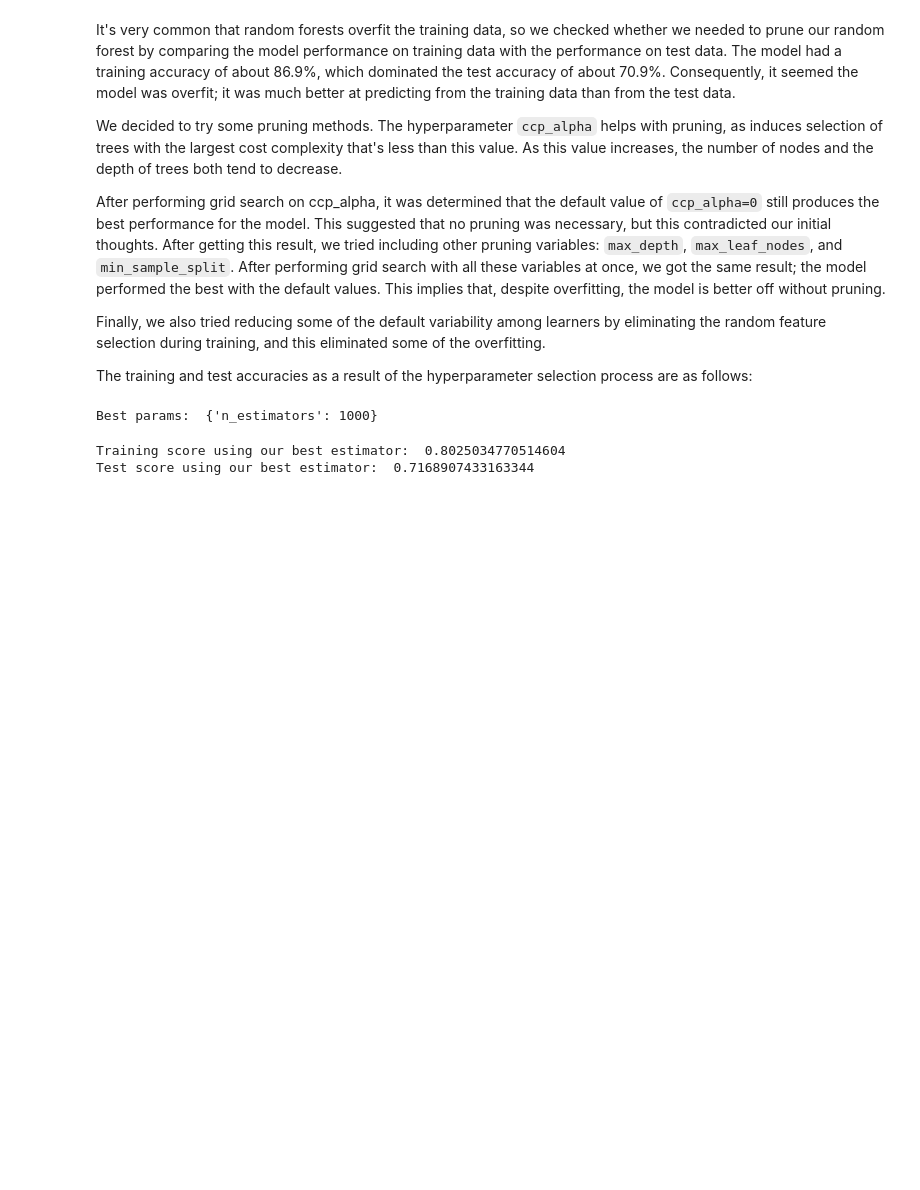
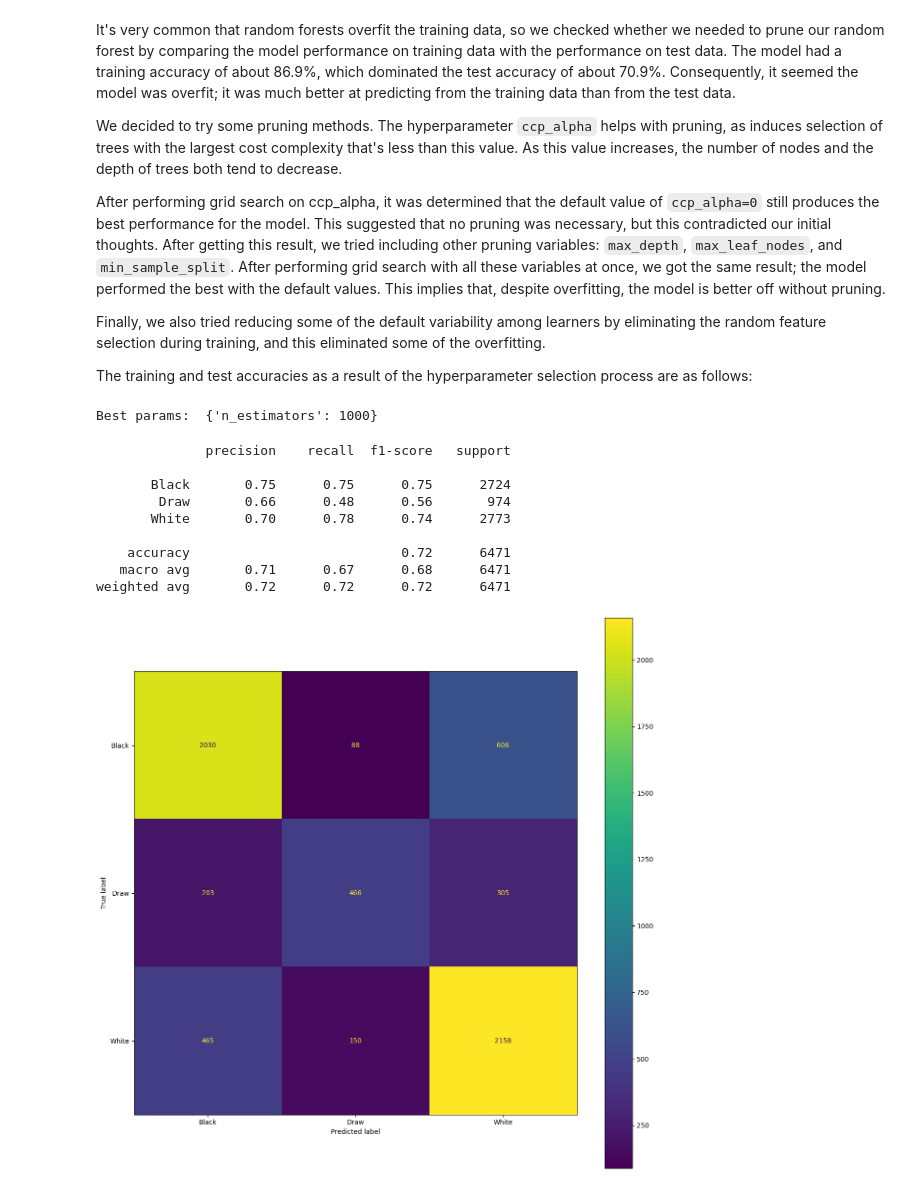
Before and after one commit to COGS118A/Group017-Wi23, a Jupyter notebook: RandomForest.ipynb, the cells around one changed output. Cells and saved outputs as stored; diff of their text form; code cells hidden in the pictures; blank space fills up the shorter version.

```diff
--- a/RandomForest.ipynb
+++ b/RandomForest.ipynb
@@ -199,9 +201,26 @@ Best params:  {'n_estimators': 1000}
 # %%
 rf = RandomForestClassifier(n_estimators=1000, n_jobs=-1)
 rf.fit(X_train, y_train)
 
-print('Training score using our best estimator: ', rf.score(X_train, y_train))
-print('Test score using our best estimator: ', rf.score(X_test, y_test))
+y_pred = rf.predict(X_test)
+
+# print('Training score using our best estimator: ', rf.score(X_train, y_train))
+# print('Test score using our best estimator: ', rf.score(X_test, y_test))
+
+print(classification_report(y_test, y_pred))
+cm = confusion_matrix(y_test, y_pred)
+disp = ConfusionMatrixDisplay(confusion_matrix=cm, display_labels=rf.classes_)
+fig, ax = plt.subplots(figsize=(15,15))
+disp.plot(ax=ax)
+plt.show()
 # %% [output]
-Training score using our best estimator:  0.8025034770514604
-Test score using our best estimator:  0.7168907433163344
+              precision    recall  f1-score   support
+
+       Black       0.75      0.75      0.75      2724
+        Draw       0.66      0.48      0.56       974
+       White       0.70      0.78      0.74      2773
+
+    accuracy                           0.72      6471
+   macro avg       0.71      0.67      0.68      6471
+weighted avg       0.72      0.72      0.72      6471
+[figure, added]
```
Also changed, not shown: parts of 1 cell of this notebook, 1 other file.
